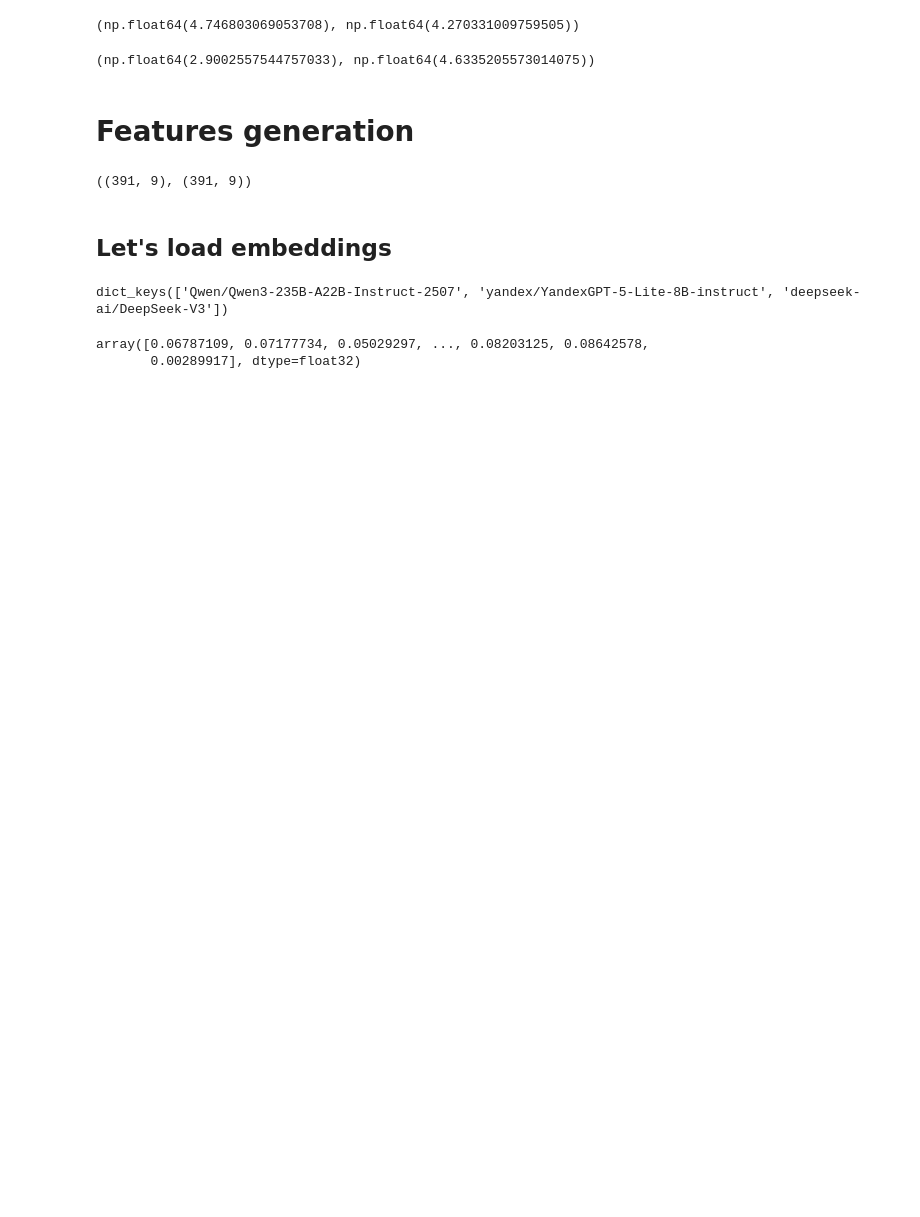
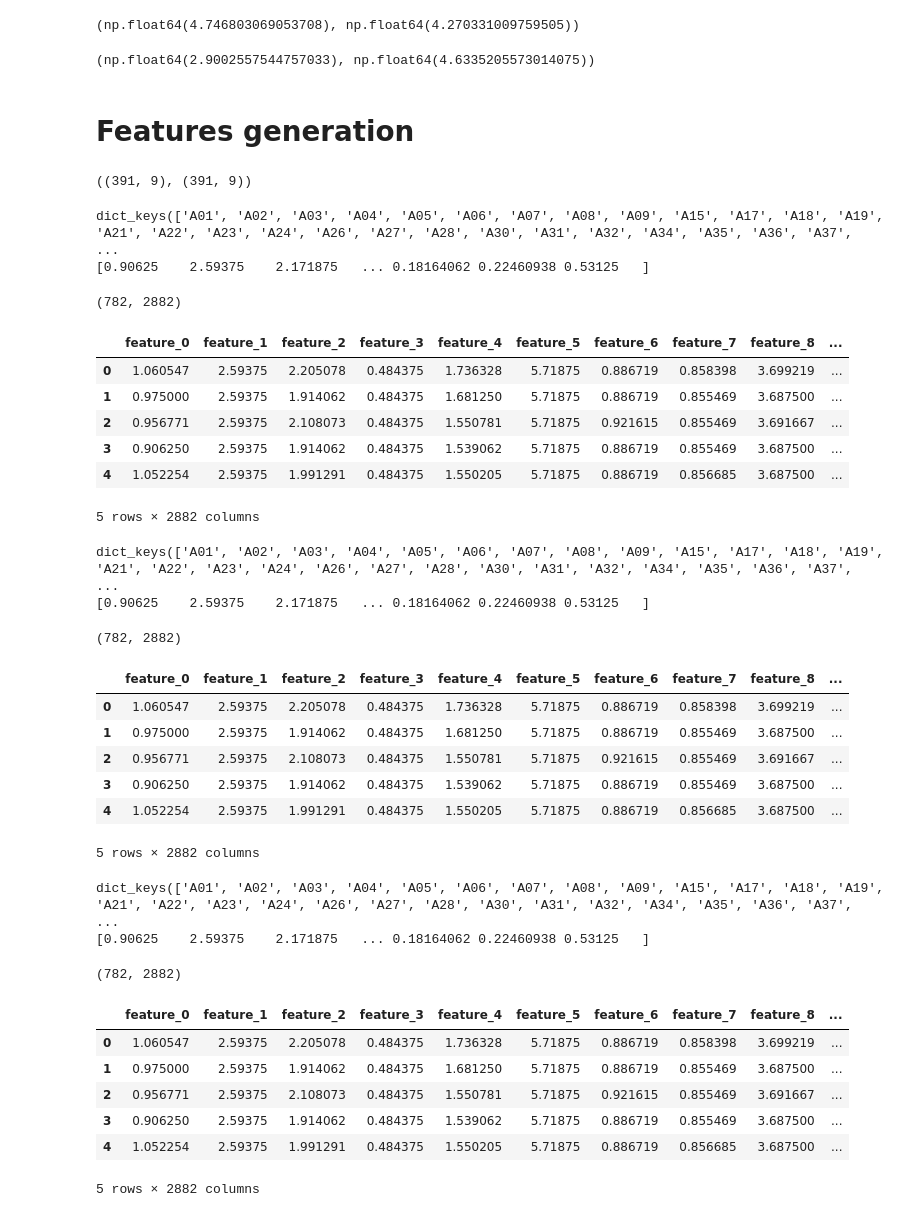
Before and after one commit to dwemer8/Revealing-interconnections-between-diseases, a Jupyter notebook: prognosis/ml/data/Step5_feature_engineering.ipynb, the cells around one changed output. Saved outputs shown, nothing was run; the diff lists cells and outputs as text; code cells hidden in the pictures; blank space fills up the shorter version.

```diff
--- a/prognosis/ml/data/Step5_feature_engineering.ipynb
+++ b/prognosis/ml/data/Step5_feature_engineering.ipynb
@@ -15,7 +16,7 @@ import pickle
 # %%
 N_CORES_TO_USE = 64
-DATADIR = './'
-SAVE_DIR = "./"
+DATADIR = 'datasets/'
+SAVE_DIR = "datasets/"
 FILE_NAME = "trajectories.csv"
 TARGET_CANCER = "C61"
 PREDICTION_HORIZON = 3 #years
@@ -588,11 +589,9 @@ matched_patients[matched_patients["icd10_category"].notna()].n_admissions.mean()
 # %% [markdown]
 # Features generation
 # %%
-matched_patients = pd.read_csv(f"{TARGET_CANCER}_matched_patients.csv").set_index("subject_id", drop=True)
+matched_patients = pd.read_csv(f"{DATADIR}{TARGET_CANCER}_matched_patients.csv").set_index("subject_id", drop=True)
 matched_cancer_patients = matched_patients[matched_patients["icd10_category"].notna()]
 matched_healthy_patients = matched_patients[matched_patients["icd10_category"].isna()]
 matched_cancer_patients.shape, matched_healthy_patients.shape
 # %% [output]
 ((391, 9), (391, 9))
-# %% [markdown]
-## Let's load embeddings
@@ -599,10 +624,60 @@ matched_cancer_patients.shape, matched_healthy_patients.shape
 # %%
-import torch
-model = "deepseek-ai_DeepSeek-V3"
+# MODEL = "deepseek-ai_DeepSeek-V3"
+MODEL = "openai_gpt-oss-120b"
 aggregation = "max"
-with open(f"embeddings/{model}_{aggregation}.pkl", "rb") as f:
-    embeddings = pickle.load(f)
+
+for reasoning_effort in ["Low", "Medium", "High"]:
+    MODEL_REASONING = "{MODEL}_{reasoning_effort}".format(MODEL=MODEL, reasoning_effort=reasoning_effort)
+    with open(f"embeddings/{MODEL_REASONING}_{aggregation}.pkl", "rb") as f:
+        embeddings = pickle.load(f)
+    print(embeddings.keys())
+    embeddings = {k: v.float().numpy() for k, v in embeddings.items()}
+    print(embeddings['A01'])
+
+    #for parallel computing
+    cancer_args = [(True, p, r, embeddings) for p, r in matched_cancer_patients.iterrows()]
+    health_args = [(False, p, r, embeddings) for p, r in matched_healthy_patients.iterrows()]
+    all_args = health_args + cancer_args
+
+    X = []
+    for args in tqdm(all_args):
+        patient_row = build_patient_sample(args)
+        X.append(patient_row)
+    X = pd.DataFrame(X)
+    # X = X.fillna(0) #for baseline
+    print(X.shape)
+    display(X.head())
+
+    X.to_csv(f"{SAVE_DIR}{TARGET_CANCER}_{MODEL_REASONING.replace('/', '_')}_features_{aggregation}.csv", index=False)
+    # X.to_csv(f"{TARGET_CANCER}_baseline_features.csv", index=False)
+# %% [output]
+dict_keys(['A01', 'A02', 'A03', 'A04', 'A05', 'A06', 'A07', 'A08', 'A09', 'A15', 'A17', 'A18', 'A19', 'A21', 'A22', 'A23', 'A24', 'A26', 'A27', 'A28', 'A30', 'A31', 'A32', 'A34', 'A35', 'A36', 'A37',  ...
+[0.90625    2.59375    2.171875   ... 0.18164062 0.22460938 0.53125   ]
+(782, 2882)
+|  | feature_0 | feature_1 | feature_2 | feature_3 | feature_4 | feature_5 | feature_6 | feature_7 | feature_8 | ... |
+| 0 | 1.060547 | 2.59375 | 2.205078 | 0.484375 | 1.736328 | 5.71875 | 0.886719 | 0.858398 | 3.699219 | ... |
+| 1 | 0.975000 | 2.59375 | 1.914062 | 0.484375 | 1.681250 | 5.71875 | 0.886719 | 0.855469 | 3.687500 | ... |
+| 2 | 0.956771 | 2.59375 | 2.108073 | 0.484375 | 1.550781 | 5.71875 | 0.921615 | 0.855469 | 3.691667 | ... |
+| 3 | 0.906250 | 2.59375 | 1.914062 | 0.484375 | 1.539062 | 5.71875 | 0.886719 | 0.855469 | 3.687500 | ... |
+| 4 | 1.052254 | 2.59375 | 1.991291 | 0.484375 | 1.550205 | 5.71875 | 0.886719 | 0.856685 | 3.687500 | ... |
+5 rows × 2882 columns
+dict_keys(['A01', 'A02', 'A03', 'A04', 'A05', 'A06', 'A07', 'A08', 'A09', 'A15', 'A17', 'A18', 'A19', 'A21', 'A22', 'A23', 'A24', 'A26', 'A27', 'A28', 'A30', 'A31', 'A32', 'A34', 'A35', 'A36', 'A37',  ...
+[0.90625    2.59375    2.171875   ... 0.18164062 0.22460938 0.53125   ]
+(782, 2882)
+|  | feature_0 | feature_1 | feature_2 | feature_3 | feature_4 | feature_5 | feature_6 | feature_7 | feature_8 | ... |
+| 0 | 1.060547 | 2.59375 | 2.205078 | 0.484375 | 1.736328 | 5.71875 | 0.886719 | 0.858398 | 3.699219 | ... |
+| 1 | 0.975000 | 2.59375 | 1.914062 | 0.484375 | 1.681250 | 5.71875 | 0.886719 | 0.855469 | 3.687500 | ... |
+| 2 | 0.956771 | 2.59375 | 2.108073 | 0.484375 | 1.550781 | 5.71875 | 0.921615 | 0.855469 | 3.691667 | ... |
+| 3 | 0.906250 | 2.59375 | 1.914062 | 0.484375 | 1.539062 | 5.71875 | 0.886719 | 0.855469 | 3.687500 | ... |
+| 4 | 1.052254 | 2.59375 | 1.991291 | 0.484375 | 1.550205 | 5.71875 | 0.886719 | 0.856685 | 3.687500 | ... |
+5 rows × 2882 columns
+dict_keys(['A01', 'A02', 'A03', 'A04', 'A05', 'A06', 'A07', 'A08', 'A09', 'A15', 'A17', 'A18', 'A19', 'A21', 'A22', 'A23', 'A24', 'A26', 'A27', 'A28', 'A30', 'A31', 'A32', 'A34', 'A35', 'A36', 'A37',  ...
+[0.90625    2.59375    2.171875   ... 0.18164062 0.22460938 0.53125   ]
+(782, 2882)
+|  | feature_0 | feature_1 | feature_2 | feature_3 | feature_4 | feature_5 | feature_6 | feature_7 | feature_8 | ... |
+| 0 | 1.060547 | 2.59375 | 2.205078 | 0.484375 | 1.736328 | 5.71875 | 0.886719 | 0.858398 | 3.699219 | ... |
+| 1 | 0.975000 | 2.59375 | 1.914062 | 0.484375 | 1.681250 | 5.71875 | 0.886719 | 0.855469 | 3.687500 | ... |
+| 2 | 0.956771 | 2.59375 | 2.108073 | 0.484375 | 1.550781 | 5.71875 | 0.921615 | 0.855469 | 3.691667 | ... |
+| 3 | 0.906250 | 2.59375 | 1.914062 | 0.484375 | 1.539062 | 5.71875 | 0.886719 | 0.855469 | 3.687500 | ... |
+| 4 | 1.052254 | 2.59375 | 1.991291 | 0.484375 | 1.550205 | 5.71875 | 0.886719 | 0.856685 | 3.687500 | ... |
+5 rows × 2882 columns
-# %%
-embeddings.keys()
-# %% [output]
-dict_keys(['Qwen/Qwen3-235B-A22B-Instruct-2507', 'yandex/YandexGPT-5-Lite-8B-instruct', 'deepseek-ai/DeepSeek-V3'])
@@ -612,5 +683,0 @@ for model in embeddings:
-# %%
-embeddings['deepseek-ai/DeepSeek-V3']['A01']
-# %% [output]
-array([0.06787109, 0.07177734, 0.05029297, ..., 0.08203125, 0.08642578,
-       0.00289917], dtype=float32)
```
Also changed, not shown: parts of 10 cells of this notebook, 16 other files.
